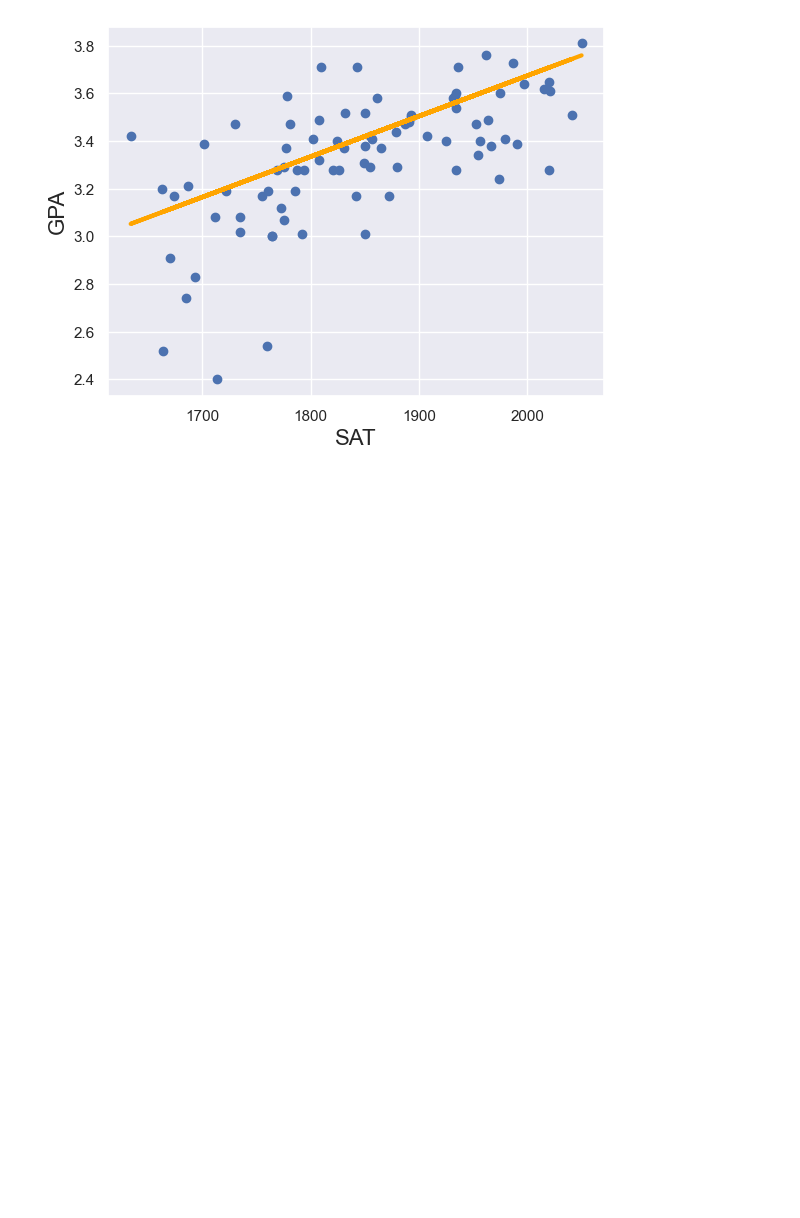
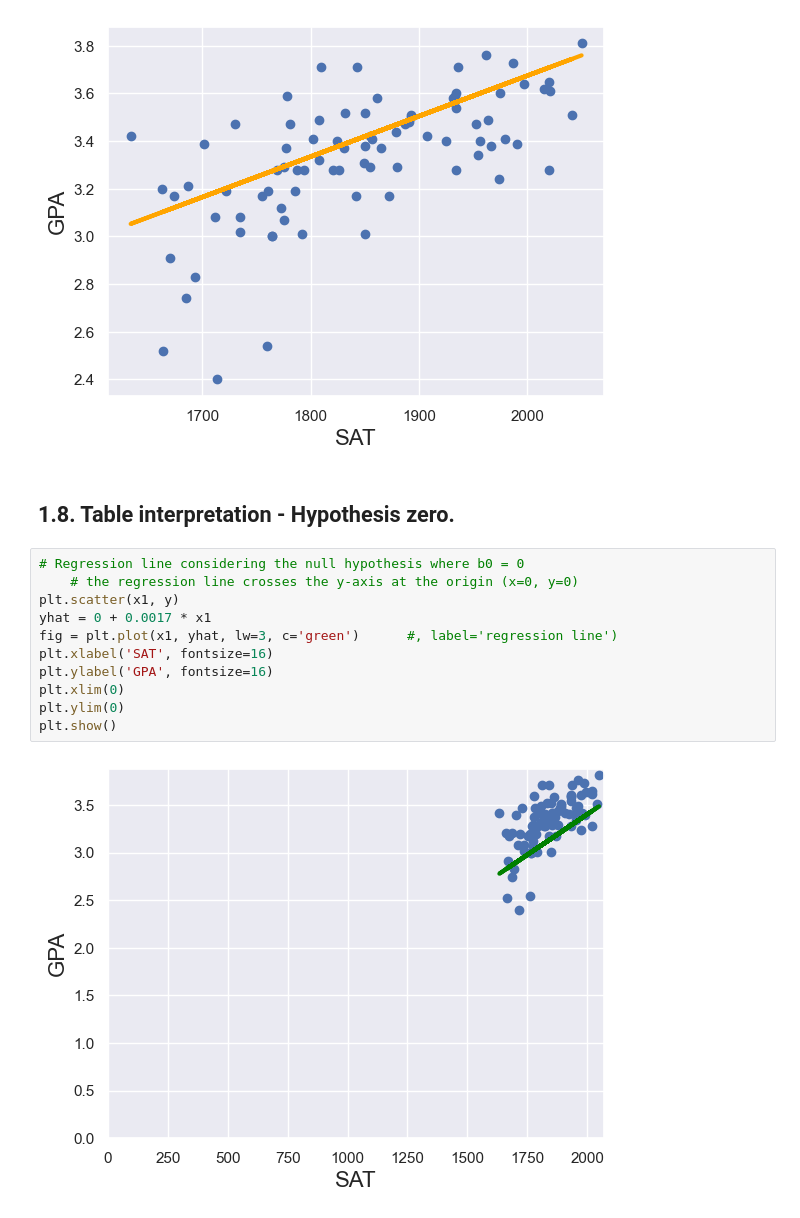
Before and after one commit to jmonti-gh/365DS_jm, a Jupyter notebook: 21_ML_in_Python/1_7_first_regression_in_py.ipynb, the cells around one changed output. Cells and saved outputs as stored; diff of their text form; blank space fills up the shorter version.

Commit message:
Modified first linear regression w/ null hyphotesis cases

```diff
--- a/21_ML_in_Python/1_7_first_regression_in_py.ipynb
+++ b/21_ML_in_Python/1_7_first_regression_in_py.ipynb
@@ -107,3 +107,18 @@ plt.show()
 # That’s the best fitting line, or the line which is closest to all observations simultaneously.
 # %% [output]
 [figure]
+# %% [markdown]
+## 1.8. Table interpretation - Hypothesis zero.
+# %%
+# Regression line considering the null hypothesis where b0 = 0
+    # the regression line crosses the y-axis at the origin (x=0, y=0)
+plt.scatter(x1, y)
+yhat = 0 + 0.0017 * x1
+fig = plt.plot(x1, yhat, lw=3, c='green')      #, label='regression line')
+plt.xlabel('SAT', fontsize=16)
+plt.ylabel('GPA', fontsize=16)
+plt.xlim(0)
+plt.ylim(0)
+plt.show()
+# %% [output]
+[figure, added]
```
Also changed, not shown: parts of 4 cells of this notebook.
